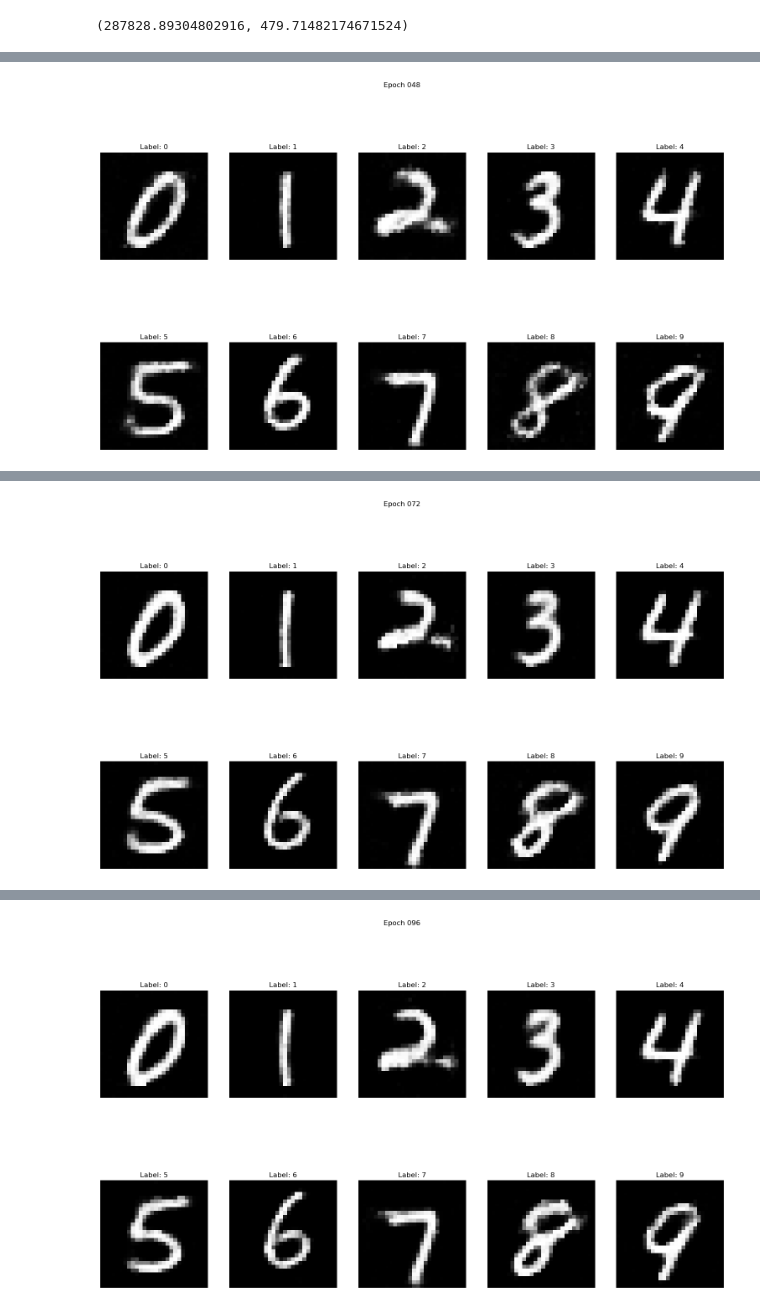
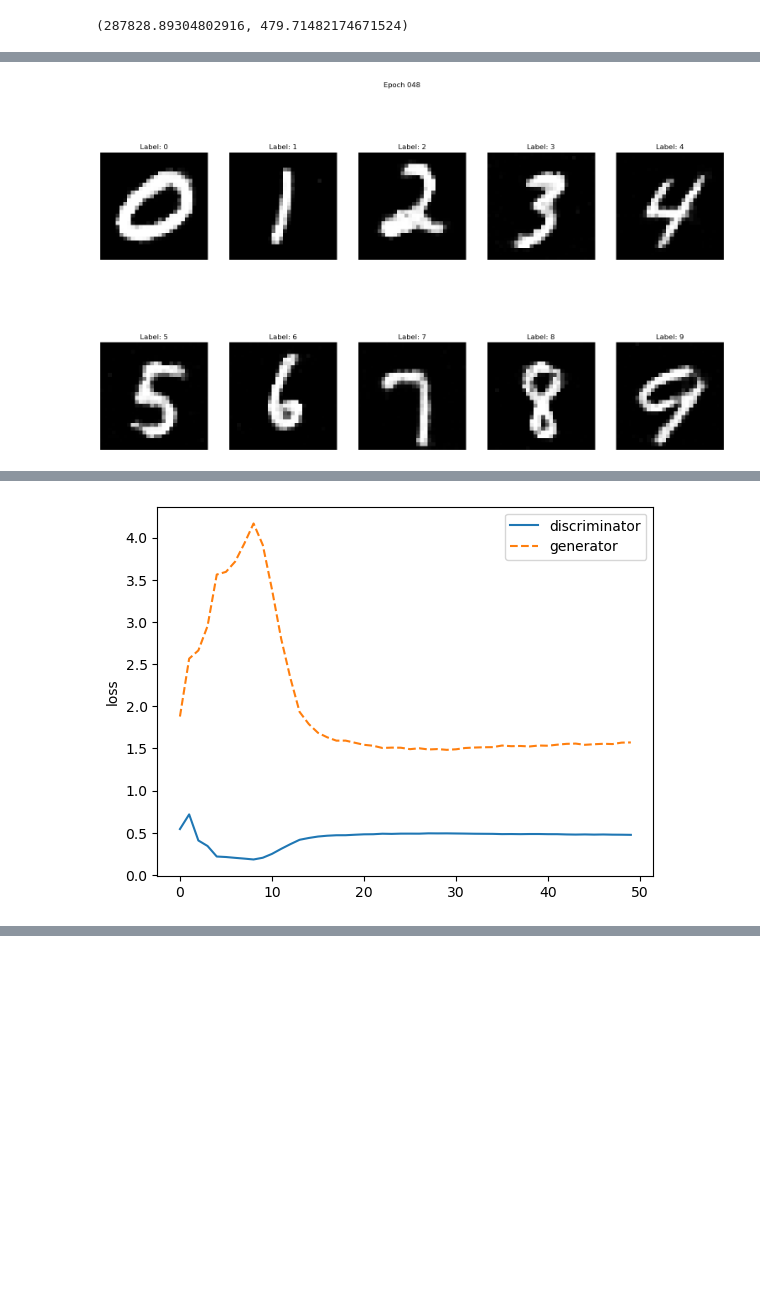
Before and after one commit to bmalick/machine-learning-grind, a Jupyter notebook: 07-image-generation/02-cond-gan/main.ipynb, the cells around one changed output, grey strips where cells are left out. Saved outputs shown, nothing was run; the diff lists cells and outputs as text; code cells hidden in the pictures; blank space fills up the shorter version.

```diff
--- a/07-image-generation/02-cond-gan/main.ipynb
+++ b/07-image-generation/02-cond-gan/main.ipynb
@@ -161,7 +161,8 @@ def update_discriminator(x, y, z, D, G, criterion, trainer_D):
     trainer_D.zero_grad()
 
     real_y = D(x, y)
-    fake_y = D(G(z, y), y)
+    fake_x = G(z, y)
+    fake_y = D(fake_x.detach(), y)
     loss_D = (criterion(real_y, ones.reshape(real_y.shape)) +
                           criterion(fake_y, zeros.reshape(fake_y.shape))) / 2
     loss_D.backward()
@@ -189,13 +190,13 @@ def train_gan(device, D, G, dataloader, num_epochs, lr_G, lr_D, latent_dim, fixe
     for w in G.parameters(): nn.init.normal_(w, 0., 0.02)
     D = D.to(device)
     G = G.to(device)
-    # trainer_D = torch.optim.Adam(discriminator.parameters(), lr=lr_D, betas=(0.5,0.999))
-    # trainer_G = torch.optim.Adam(generator.parameters(), lr=lr_G, betas=(0.5,0.999))
-    trainer_D = torch.optim.SGD(discriminator.parameters(), lr=lr_D, momentum=0.5)
-    trainer_G = torch.optim.SGD(generator.parameters(), lr=lr_G, momentum=0.5)
+    # trainer_D = torch.optim.Adam(D.parameters(), lr=lr_D, betas=(0.5,0.999))
+    # trainer_G = torch.optim.Adam(G.parameters(), lr=lr_G, betas=(0.5,0.999))
+    trainer_D = torch.optim.SGD(D.parameters(), lr=lr_D, momentum=0.5)
+    trainer_G = torch.optim.SGD(G.parameters(), lr=lr_G, momentum=0.5)
 
-    scheduler_G = torch.optim.lr_scheduler.ExponentialLR(trainer_D, 1/1.00004)
-    scheduler_D = torch.optim.lr_scheduler.ExponentialLR(trainer_G, 1/1.00004)
+    scheduler_G = torch.optim.lr_scheduler.ExponentialLR(trainer_G, 1/1.00004)
+    scheduler_D = torch.optim.lr_scheduler.ExponentialLR(trainer_D, 1/1.00004)
 
     fixed_label = fixed_label.to(device)
     fixed_noise = fixed_noise.to(device)
@@ -248,7 +249,7 @@ def train_gan(device, D, G, dataloader, num_epochs, lr_G, lr_D, latent_dim, fixe
                 ax.axis("off")
                 ax.set_title(f"Label: {label}")
             fig.suptitle(f"Epoch {epoch:03d}")
-            fig.savefig(f"visualizations/{epoch:03d}.png")
+            fig.savefig(f"visualizations/{epoch:02d}.png")
             if epoch%visualize_each==0: plt.show()
             plt.close()
 
@@ -277,7 +278,7 @@ device = torch.device("cuda" if torch.cuda.is_available() else "cpu")
 lr_D = 0.1
 lr_G = 0.1
 # num_epochs = 480
-num_epochs = 100
+num_epochs = 50
 print_every = 150
 visualize_each = 24
 
@@ -329 +330 @@ train_gan(device=device, D=discriminator, G=generator, dataloader=dataloader, nu
-[figure, old version]
+[figure, new version]
@@ -347 +332 @@ train_gan(device=device, D=discriminator, G=generator, dataloader=dataloader, nu
-[figure, old version]
+[figure, new version]
@@ -365 +332,0 @@ train_gan(device=device, D=discriminator, G=generator, dataloader=dataloader, nu
-[figure, removed]
```
Also changed, not shown: parts of 1 cell of this notebook, 3 other files.
